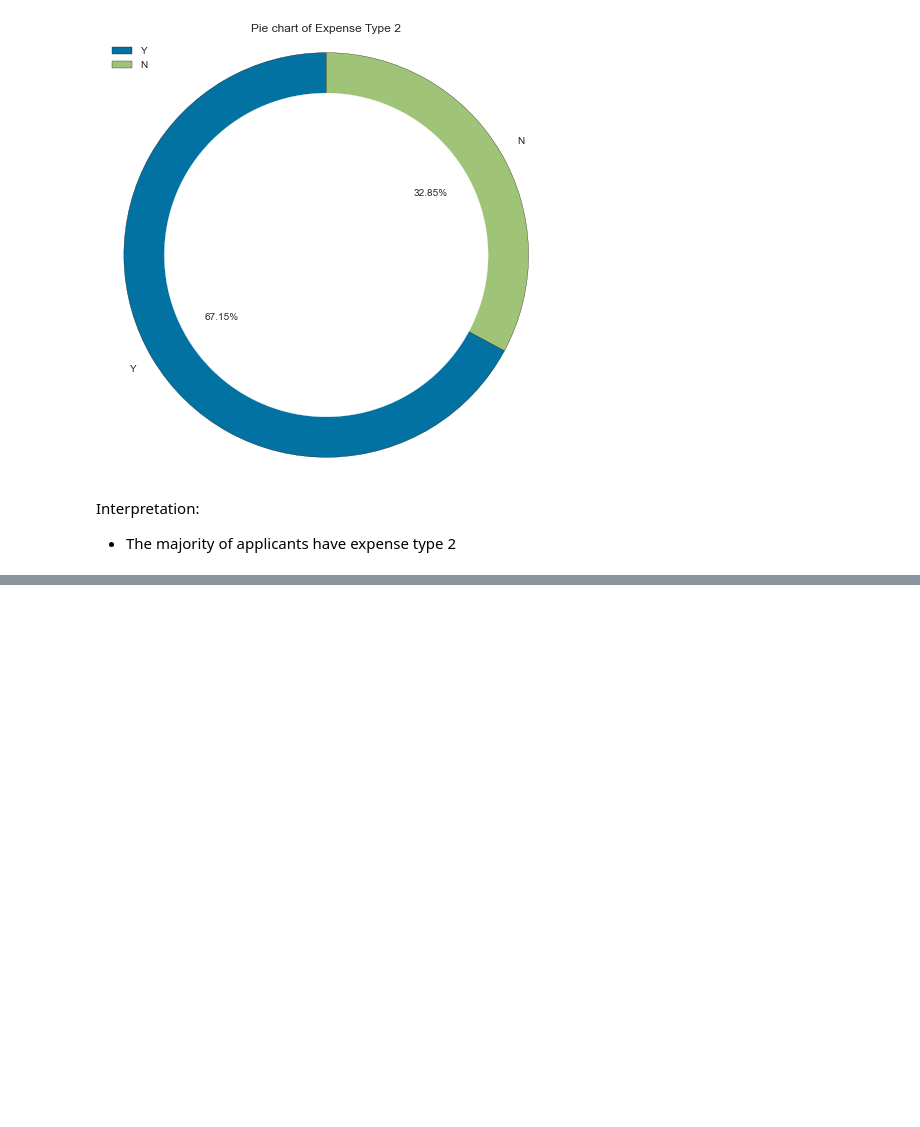
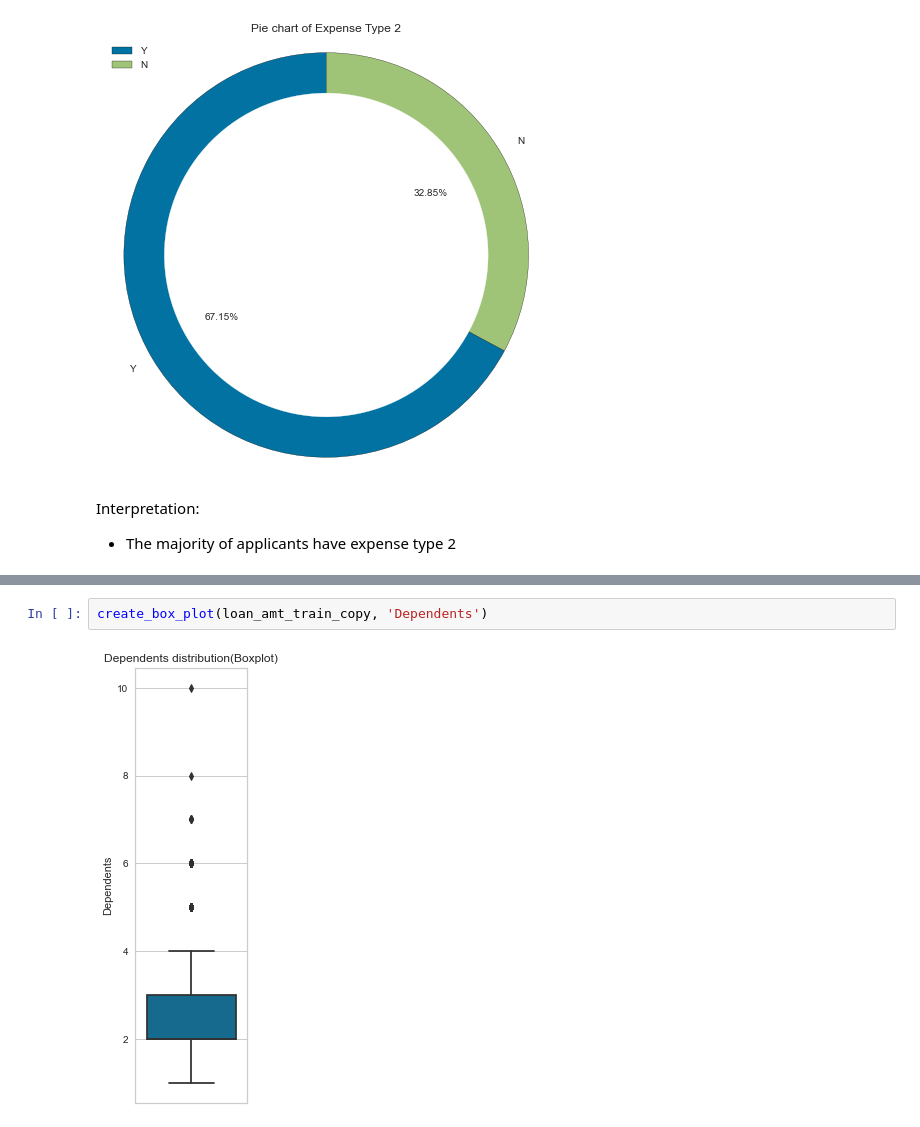
Before and after one commit to semasuka/Loan-amount-prediction-regression, a Jupyter notebook: Loan_amount_prediction.ipynb, the cells around one changed output, grey strips where cells are left out. Drawn from its saved outputs; the diff is of its cells as text; blank space fills up the shorter version.

Commit message:
dependents univariate analysis added

```diff
--- a/Loan_amount_prediction.ipynb
+++ b/Loan_amount_prediction.ipynb
@@ -598,0 +632,4 @@ Interpretation:
+# %%
+create_box_plot(loan_amt_train_copy, 'Dependents')
+# %% [output]
+[figure, added]
```
Also changed, not shown: parts of 6 cells of this notebook.
